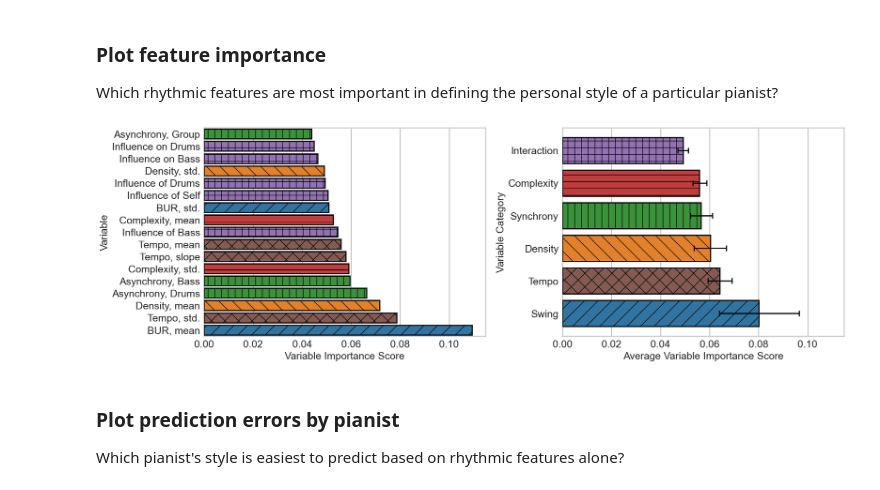
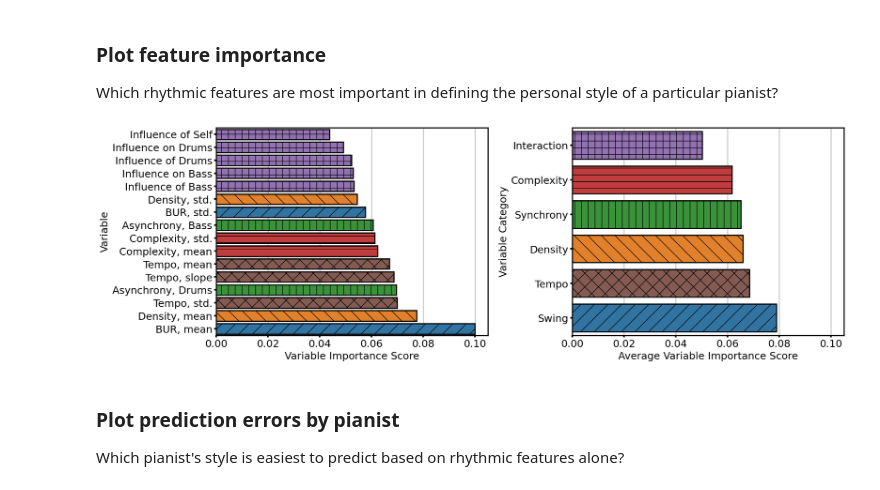
Before and after one commit to HuwCheston/Jazz-Trio-Database, a Jupyter notebook: notebooks/0.1-cheston-random-forest-features.ipynb, the cells around one changed output. Saved outputs shown, nothing was run; the diff lists cells and outputs as text; code cells hidden in the pictures.

```diff
--- a/notebooks/0.1-cheston-random-forest-features.ipynb
+++ b/notebooks/0.1-cheston-random-forest-features.ipynb
@@ -218,7 +208,7 @@ rscv_rf = RandomForestClassifier(random_state=SEED)
 # Define the parameter grid to sample from
 rscv_params = dict(
     # The number of trees to grow in the forest
-    n_estimators=[i for i in range(50, 1000, 50)],
+    n_estimators=[i for i in range(50, 1000, 100)],
     # Max number of features considered for splitting a node
     max_features=[None, 'sqrt', 'log2'],
     # Max number of levels in each tree
@@ -240,5 +230,5 @@ rscv = RandomizedSearchCV(
 )
 # %%
 # Fit the random search object to the data
-rscv.fit(X_train, y_train)
+rscv.fit(X, y)
 # %% [output]
@@ -290,0 +288,7 @@ Optimized model accuracy on test data: 45.7%
+# %%
+rf_best = RandomForestClassifier(**best_params)
+X_train, X_test, y_train, y_test = train_test_split(X, y, test_size=0.2, train_size=0.8, random_state=SEED, stratify=y)
+rf_best.fit(X_train, y_train)
+result = permutation_importance(rf_best, X_test, y_test, n_repeats=10, random_state=SEED, n_jobs=N_JOBS)
+forest_importances = pd.Series(result.importances_mean, index=X.columns)
+print(forest_importances.sort_values())
@@ -290,0 +313,7 @@ Optimized model accuracy on test data: 45.7%
+# %%
+rf_best.fit(X, y)
+result = permutation_importance(
+    rf_best, X, y, n_repeats=10, random_state=SEED, n_jobs=N_JOBS
+)
+forest_importances = pd.Series(result.importances_mean, index=X.columns)
+forest_importances.sort_values()
@@ -302,11 +349,6 @@ class BarPlotFeatureImportances(vutils.BasePlot):
         lw=vutils.LINEWIDTH, seed=SEED, capsize=0.1, width=0.8,
         ls=vutils.LINESTYLE, hue_order=PREDICTORS_CATEGORIES.keys(),
         zorder=3, estimator=np.mean,
-    )
-    # These are the keywords we apply to all error bars
-    err_kws = dict(
-        zorder=5, fmt='', color=vutils.BLACK, ls='', capsize=5,
-        elinewidth=vutils.LINEWIDTH, markeredgewidth=vutils.LINEWIDTH
     )
     # These are the mappings we apply to the raw feature names
     col_mapping = {
@@ -336,9 +378,12 @@ class BarPlotFeatureImportances(vutils.BasePlot):
         self.corpus_title = 'corpus_chronology'
         super().__init__(figure_title=fr'random_forest_plots\barplot_feature_importances_{self.corpus_title}', **kwargs)
         # Create both dataframes
-        self.df = self._format_df(importances)
-        self.importances = self._format_individual_df(self.df)
-        self.grouped_importances = self._format_grouped_df(self.df)
+        self.importances = self._format_df(importances)
+        self.grouped_importances = (
+            self.importances.groupby('category', as_index=False)
+            .mean(numeric_only=True)
+            .sort_values(by='value')
+        )
         # Create subplot matrix
         self.fig, self.ax = plt.subplots(nrows=1, ncols=2, figsize=(vutils.WIDTH, vutils.WIDTH / 3), sharex=True, sharey=False)
 
@@ -361,52 +406,15 @@ class BarPlotFeatureImportances(vutils.BasePlot):
         importances['variable_'] = importances['variable'].map(self.col_mapping)
         return importances
 
-    @staticmethod
-    def bootstrap(vals):
-        true_mean = np.mean(vals)
-        boot = [vals.sample(frac=1, random_state=i, replace=True).mean() for i in range(vutils.N_BOOT)]
-        low = abs(np.quantile(boot, 0.05) - true_mean)
-        high = abs(np.quantile(boot, 0.95) - true_mean)
-        return low, true_mean, high
-
-    def _format_grouped_df(self, df_: pd.DataFrame) -> pd.DataFrame:
-        res_ = []
-        for idx, cat in df_.groupby('category'):
-            low, true_mean, high = self.bootstrap(cat['value'])
-            res_.append(dict(category=idx, value=true_mean, low=low, high=high))
-        return (
-            pd.DataFrame(res_)
-            .sort_values(by='value', ascending=True)
-            .reset_index(drop=True)
-        )
-
-    def _format_individual_df(self, df_: pd.DataFrame):
-        res_ = []
-        for idx, cat in df_.groupby('variable_'):
-            low, true_mean, high = self.bootstrap(cat['value'])
-            res_.append(dict(variable_=idx, value=true_mean, low=low, high=high, category=cat['category'].iloc[0]))
-        return (
-            pd.DataFrame(res_)
-            .sort_values(by='value', ascending=True)
-            .reset_index(drop=True)
-        )
-
-
     def _create_plot(self) -> plt.Axes:
         """Creates all plots in seaborn with given arguments"""
         sns.barplot(
             data=self.importances, x='value', y='variable_', hue='category',
             ax=self.ax[0], **self.bar_kws
         )
-        g = sns.barplot(
+        return sns.barplot(
             data=self.grouped_importances, x='value', y='category',
-            hue='category', ax=self.ax[1],  **self.bar_kws
-        )
-        g.errorbar(
-            self.grouped_importances['value'],
-            self.grouped_importances['category'],
-            xerr=[self.grouped_importances['low'], self.grouped_importances['high']],
-            **self.err_kws
+            hue='category', ax=self.ax[1], **self.bar_kws
         )
 
     def add_hatches(self, ax: plt.Axes, df: pd.DataFrame) -> None:
@@ -415,37 +423,38 @@ class BarPlotFeatureImportances(vutils.BasePlot):
         patches = [patch for patch in ax.patches if not np.isnan(patch.get_width())]
         # Sort these patches, so they align with the structure of our dataframe
         patches.sort(key=lambda x: x.get_width(), reverse=False)
         # Iterate through each patch and row together and set the hatch correctly
         for patch, (idx, val) in zip(patches, df.iterrows()):
             patch.set_hatch(self.hatches[val['category']])
 
     def _format_ax(self) -> None:
         """Formats axis-level properties"""
         # Set variable labelling
         self.ax[0].set(ylabel='Variable', xlabel='Variable Importance Score')
         self.ax[1].set(ylabel='Variable Category', xlabel='Average Variable Importance Score')
         # Iterate through each axis and the corresponding data
         for ax, df in zip(self.ax.flatten(), [self.importances, self.grouped_importances]):
             # Remove the legend
             ax.get_legend().remove()
             # Set the width of the edges and ticks
-            plt.setp(ax.spines.values(), linewidth=vutils.LINEWIDTH)
-            ax.tick_params(axis='both', width=vutils.TICKWIDTH)
+            plt.setp(ax.spines.values(), linewidth=vutils.LINEWIDTH, color=vutils.BLACK)
+            ax.tick_params(axis='both', width=vutils.TICKWIDTH, color=vutils.BLACK)
             # Add a vertical grid
             ax.grid(zorder=0, axis='x', **vutils.GRID_KWS)
             # Add in the hatches to the bars
             self.add_hatches(ax, df)
 
     def _format_fig(self) -> None:
         """Formats figure-level attributes"""
         self.fig.tight_layout()
 
 
 # Create a series containing feature importance from the model and feature names from the training data
-feature_importance_cv = pd.concat([pd.Series(est.feature_importances_, index=X_train.columns) for est in results_best['estimator']])
+feature_importance_cv = pd.Series(rf_best.feature_importances_, index=X.columns)
 BarPlotFeatureImportances(feature_importance_cv).create_plot()
+plt.show()
 # %% [output]
-[figure, old version]
+[figure, new version]
 # %% [markdown]
 ### Plot prediction errors by pianist
 Which pianist's style is easiest to predict based on rhythmic features alone?
```
Also changed, not shown: parts of 24 cells of this notebook, 2 other files.
